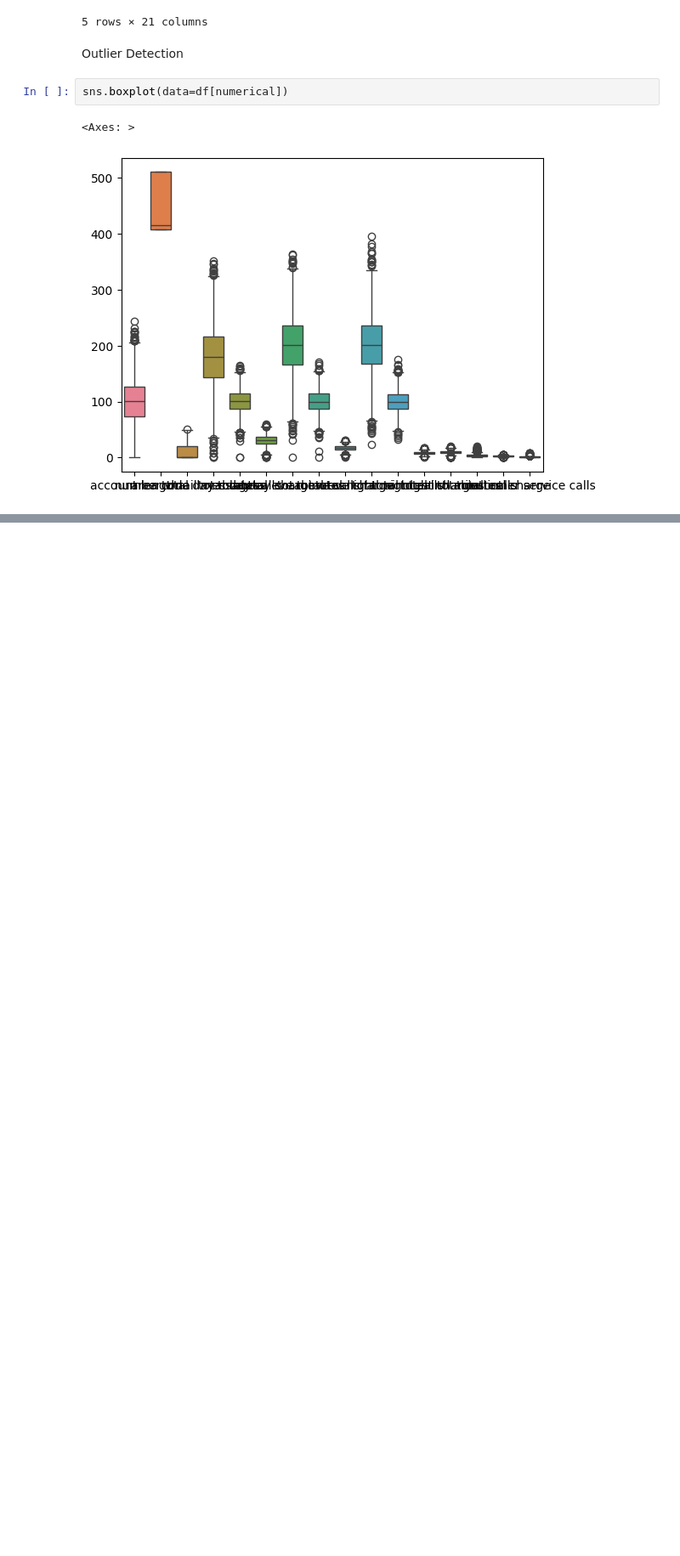
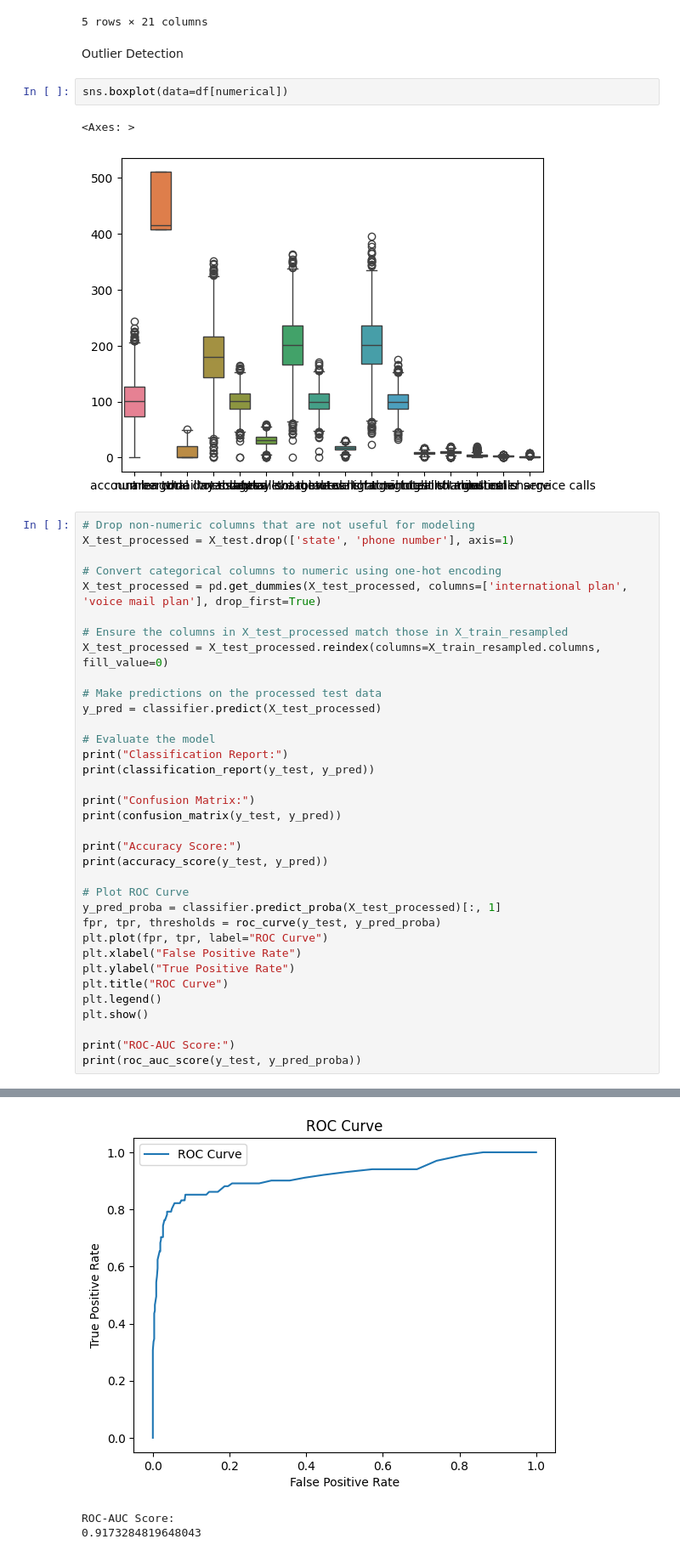
Before and after one commit to Kelvin-Shilisia/syriatel-churn-classifier, a Jupyter notebook: syriatel-churn-classifier.ipynb, the cells around one changed output, grey strips where cells are left out. Shown: that part at 85% size. Saved outputs shown, nothing was run; the diff lists cells and outputs as text; blank space fills up the shorter version.

Commit message:
classifier model added

```diff
--- a/syriatel-churn-classifier.ipynb
+++ b/syriatel-churn-classifier.ipynb
@@ -281,3 +281,39 @@ sns.boxplot(data=df[numerical])
 # %% [output]
 <Axes: >
 [figure]
+# %%
+# Drop non-numeric columns that are not useful for modeling
+X_test_processed = X_test.drop(['state', 'phone number'], axis=1)
+
+# Convert categorical columns to numeric using one-hot encoding
+X_test_processed = pd.get_dummies(X_test_processed, columns=['international plan', 'voice mail plan'], drop_first=True)
+
+# Ensure the columns in X_test_processed match those in X_train_resampled
+X_test_processed = X_test_processed.reindex(columns=X_train_resampled.columns, fill_value=0)
+
+# Make predictions on the processed test data
+y_pred = classifier.predict(X_test_processed)
+
+# Evaluate the model
+print("Classification Report:")
+print(classification_report(y_test, y_pred))
+
+print("Confusion Matrix:")
+print(confusion_matrix(y_test, y_pred))
+
+print("Accuracy Score:")
+print(accuracy_score(y_test, y_pred))
+
+# Plot ROC Curve
+y_pred_proba = classifier.predict_proba(X_test_processed)[:, 1]
+fpr, tpr, thresholds = roc_curve(y_test, y_pred_proba)
+plt.plot(fpr, tpr, label="ROC Curve")
+plt.xlabel("False Positive Rate")
+plt.ylabel("True Positive Rate")
+plt.title("ROC Curve")
+plt.legend()
+plt.show()
+
+print("ROC-AUC Score:")
+print(roc_auc_score(y_test, y_pred_proba))
+# %% [output]
@@ -283,0 +335,3 @@ sns.boxplot(data=df[numerical])
+[figure, added]
+ROC-AUC Score:
+0.9173284819648043
```
Also changed, not shown: parts of 2 cells of this notebook.
